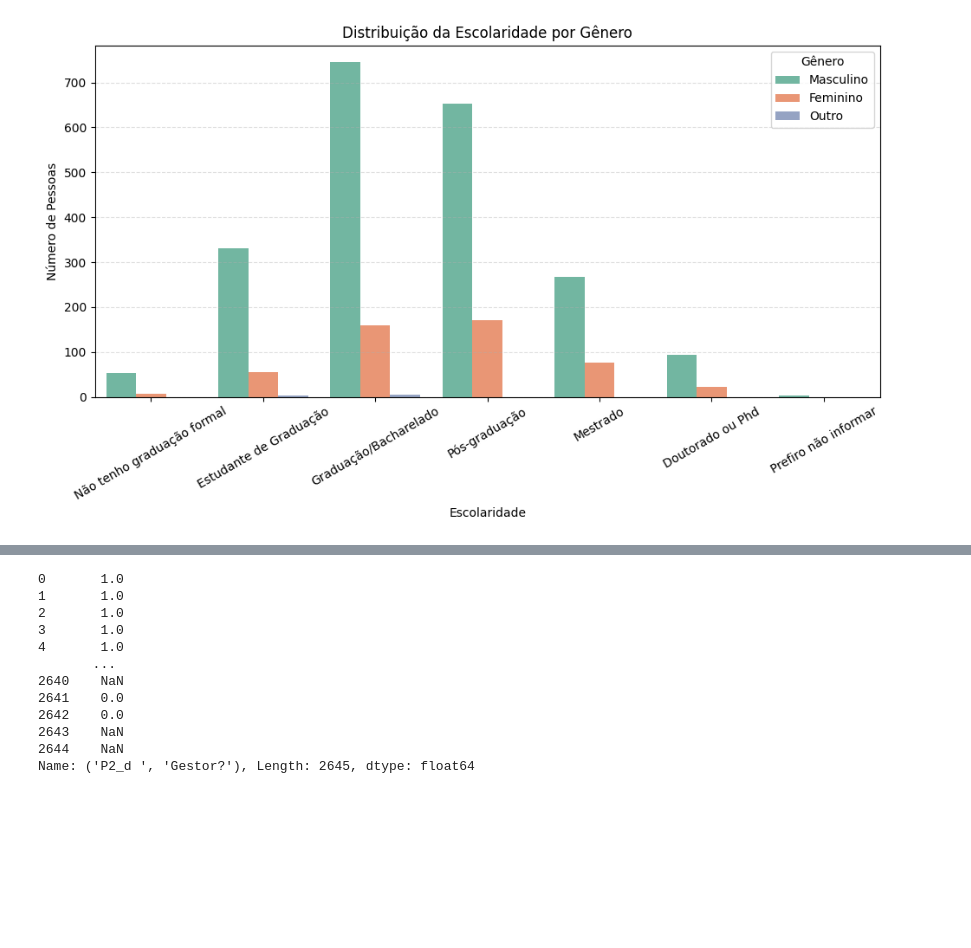
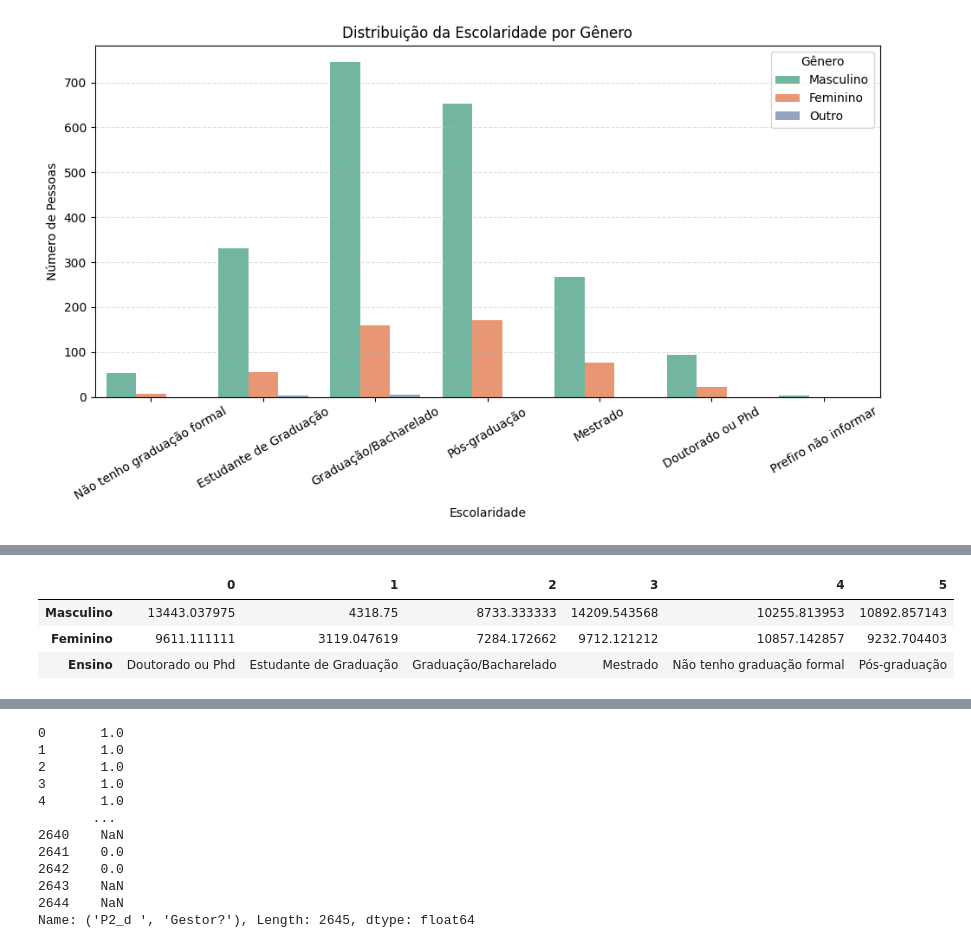
Before and after one commit to FGV-VIS-2025/tarefa-4-mulheres_no_mercado_brasileiro_de_dados, a Jupyter notebook: analise_exploratoria/analise_exploratoria.ipynb, the cells around one changed output, grey strips where cells are left out. Drawn from its saved outputs; the diff is of its cells as text; code cells hidden in the pictures; blank space fills up the shorter version.

```diff
--- a/analise_exploratoria/analise_exploratoria.ipynb
+++ b/analise_exploratoria/analise_exploratoria.ipynb
@@ -292,0 +311,20 @@ plt.show()
+# %%
+mulher = grouped_salario[grouped_salario["('P1_b ', 'Genero')"] == "Feminino"].set_index("('P1_h ', 'Nivel de Ensino')")
+mulher["Feminino"] = mulher["salario"]
+mulher = mulher.drop(["salario", "('P1_b ', 'Genero')"], axis = 1).reset_index()
+
+homem = grouped_salario[grouped_salario["('P1_b ', 'Genero')"] == "Masculino"].set_index("('P1_h ', 'Nivel de Ensino')")
+homem["Masculino"] = homem["salario"]
+homem = homem.drop(["salario", "('P1_b ', 'Genero')"], axis = 1).reset_index()
+homem
+grouped = homem.merge(mulher, left_on="('P1_h ', 'Nivel de Ensino')", right_on="('P1_h ', 'Nivel de Ensino')")
+
+grouped["Ensino"] = grouped["('P1_h ', 'Nivel de Ensino')"]
+grouped = grouped.drop(["('P1_h ', 'Nivel de Ensino')"], axis = 1)
+grouped.T
+# grouped.to_csv("../grouped_salario_abs.csv", index = False)
+# %% [output]
+|  | 0 | 1 | 2 | 3 | 4 | 5 |
+| Masculino | 13443.037975 | 4318.75 | 8733.333333 | 14209.543568 | 10255.813953 | 10892.857143 |
+| Feminino | 9611.111111 | 3119.047619 | 7284.172662 | 9712.121212 | 10857.142857 | 9232.704403 |
+| Ensino | Doutorado ou Phd | Estudante de Graduação | Graduação/Bacharelado | Mestrado | Não tenho graduação formal | Pós-graduação |
```
Also changed, not shown: parts of 12 cells of this notebook.
